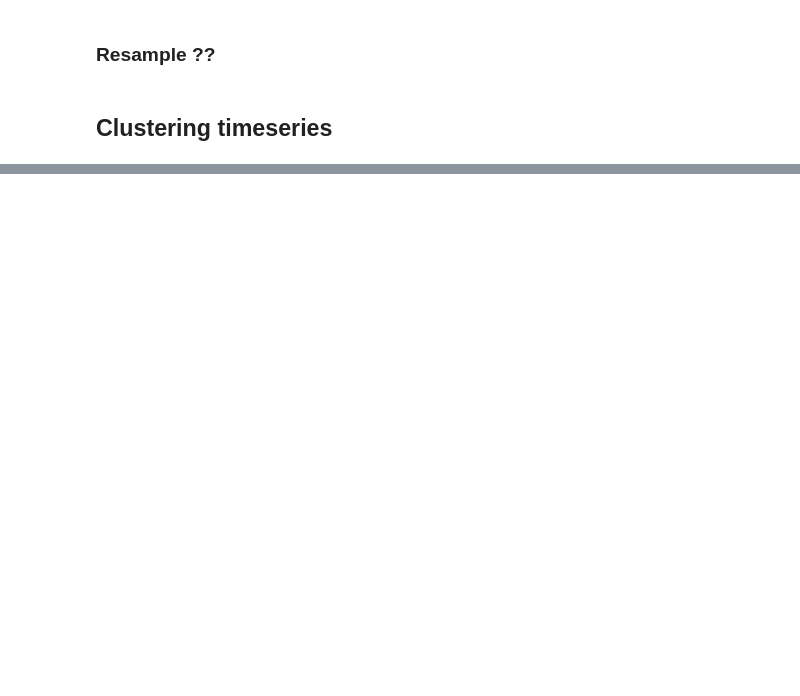
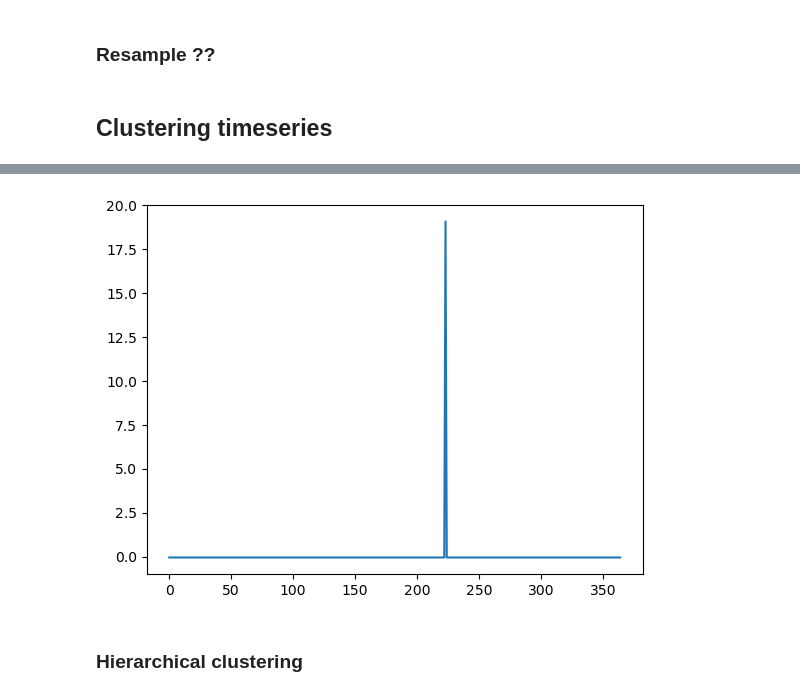
Before and after one commit to alessandrocubic/Unipi-Data-Mining-project-AY-22-23, a Jupyter notebook: TASK 4/Time_Series.ipynb, the cells around one changed output, grey strips where cells are left out. Cells and saved outputs as stored; diff of their text form; code cells hidden in the pictures; blank space fills up the shorter version.

```diff
--- a/TASK 4/Time_Series.ipynb
+++ b/TASK 4/Time_Series.ipynb
@@ -217,0 +263,7 @@ user_2019.head()
+# %%
+plt.plot(user_2019_std[467158666])
+plt.show()
+# %% [output]
+[figure, added]
+# %% [markdown]
+### Hierarchical clustering
```
Also changed, not shown: parts of 17 cells of this notebook, 2 other files.
